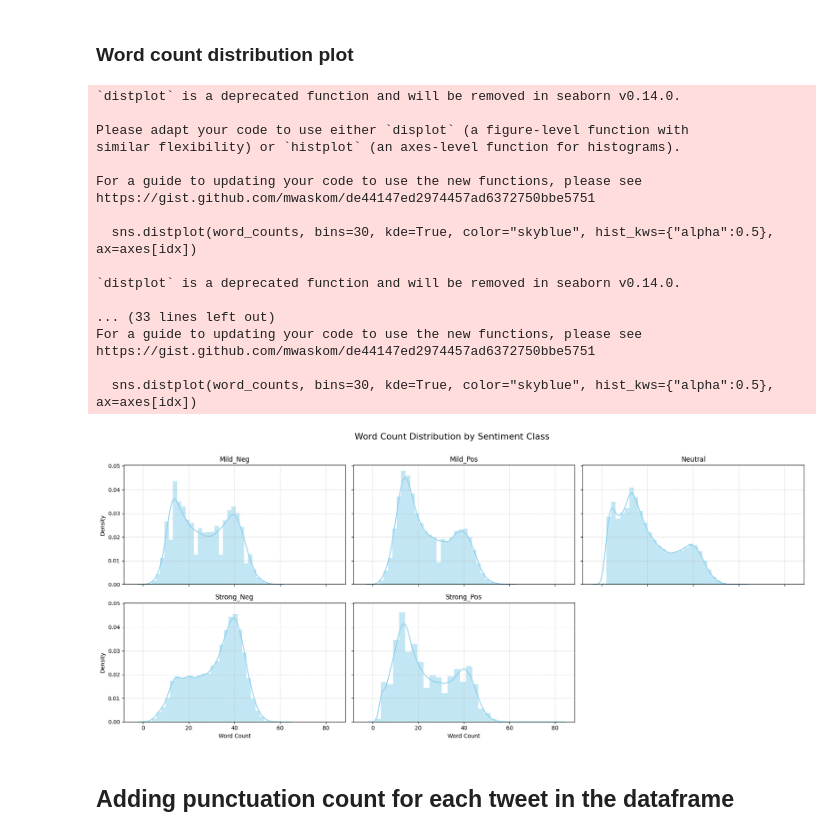
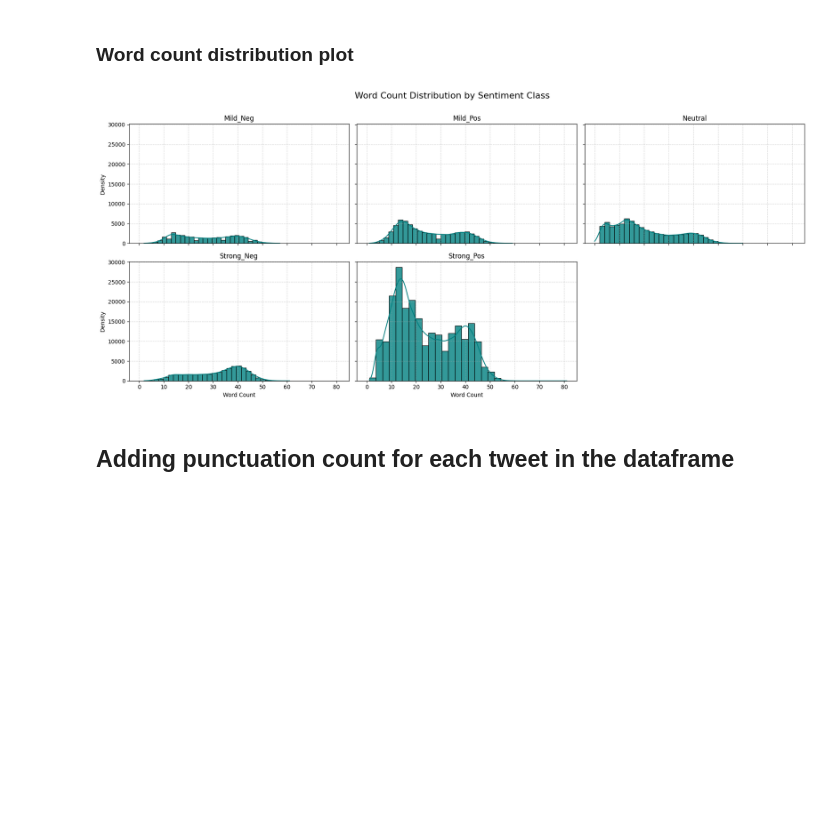
Before and after one commit to LCIT-AISC-T3-S25/Group3, a Jupyter notebook: Notebooks/Data_Preprocessing.ipynb, the cells around one changed output. Cells and saved outputs as stored; diff of their text form; code cells hidden in the pictures; blank space fills up the shorter version.

```diff
--- a/Notebooks/Data_Preprocessing.ipynb
+++ b/Notebooks/Data_Preprocessing.ipynb
@@ -192,48 +205,38 @@ df['word_count'] = df['Tweet'].apply(lambda x: len(str(x).split()) if isinstance
 # %%
 # Get a sorted list of unique sentiment classes in the dataset
 sentiments = sorted(df['Sentiment'].unique())
 
 # Create a 2x3 grid of subplots for plotting word count distributions per sentiment
 fig, axes = plt.subplots(2, 3, figsize=(18, 8), sharex=True, sharey=True)
 axes = axes.flatten()
 
 # For each sentiment class, plot the distribution of word counts using a histogram + KDE
 for idx, sentiment in enumerate(sentiments):
     word_counts = df[df['Sentiment'] == sentiment]['word_count']
-    sns.distplot(word_counts, bins=30, kde=True, color="skyblue", hist_kws={"alpha":0.5}, ax=axes[idx])
+    sns.histplot(
+        word_counts,
+        bins=30,
+        kde=True,           # overlay a KDE
+        color="teal",
+        alpha=0.8,          # controls histogram fill transparency
+        ax=axes[idx]
+    )
     axes[idx].set_title(f"{sentiment}")
     axes[idx].set_xlabel("Word Count")
     axes[idx].set_ylabel("Density")
     axes[idx].grid(True, linestyle="--", alpha=0.5)
 
 # Hide any unused subplot if sentiment classes are fewer than subplot slots
 if len(sentiments) < len(axes):
     for idx in range(len(sentiments), len(axes)):
         axes[idx].set_visible(False)
 
 # Set the main title and adjust layout for the whole figure
 fig.suptitle("Word Count Distribution by Sentiment Class", fontsize=16)
 plt.tight_layout(rect=[0, 0, 1, 0.97])
 plt.show()
 # %% [output]
-`distplot` is a deprecated function and will be removed in seaborn v0.14.0.
-
-Please adapt your code to use either `displot` (a figure-level function with
-similar flexibility) or `histplot` (an axes-level function for histograms).
-
-For a guide to updating your code to use the new functions, please see
-https://gist.github.com/mwaskom/de44147ed2974457ad6372750bbe5751
-
-  sns.distplot(word_counts, bins=30, kde=True, color="skyblue", hist_kws={"alpha":0.5}, ax=axes[idx])
-
-`distplot` is a deprecated function and will be removed in seaborn v0.14.0.
-
-... (33 lines left out)
-For a guide to updating your code to use the new functions, please see
-https://gist.github.com/mwaskom/de44147ed2974457ad6372750bbe5751
-
-  sns.distplot(word_counts, bins=30, kde=True, color="skyblue", hist_kws={"alpha":0.5}, ax=axes[idx])
-[figure, old version]
+[figure, new version]
 # %% [markdown]
 ## Adding punctuation count for each tweet in the dataframe
 # %%
```
Also changed, not shown: parts of 48 cells of this notebook, 9 other files.
